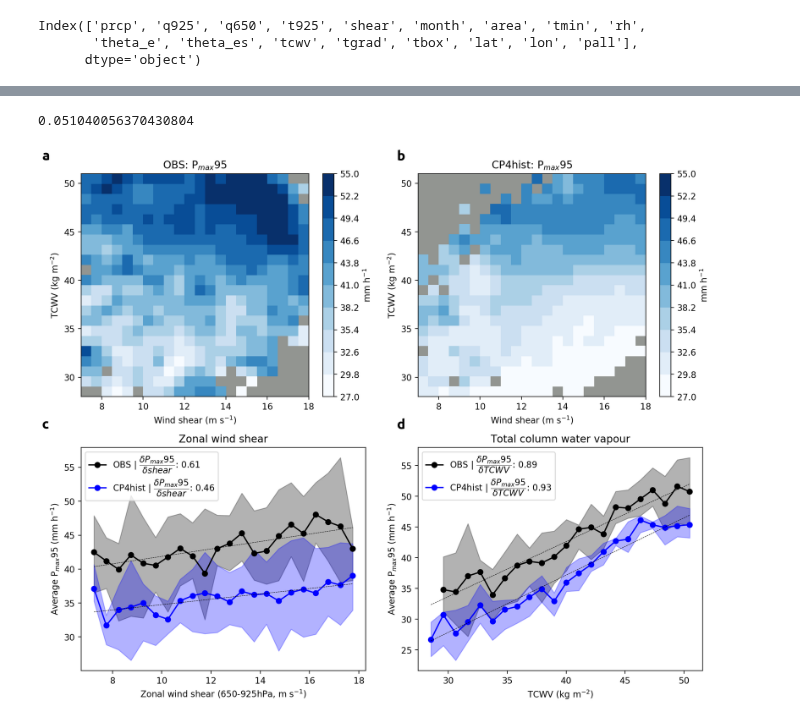
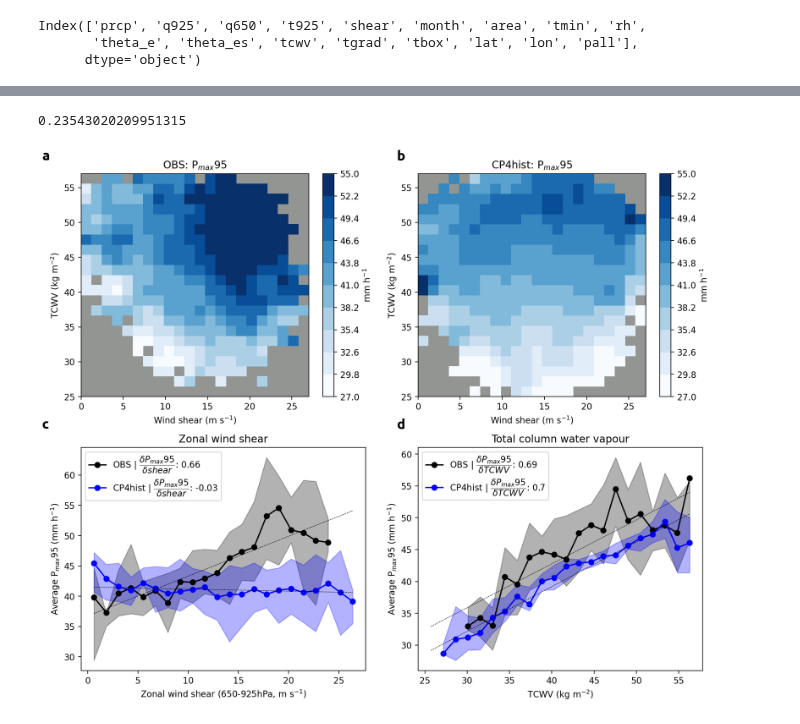
Before and after one commit to cornkle/proj_CEH, a Jupyter notebook: notebooks/ENDGAME_scatter_CP4vsOBS_Fig01.ipynb, the cells around one changed output, grey strips where cells are left out. Cells and saved outputs as stored; diff of their text form; code cells hidden in the pictures.

```diff
--- a/notebooks/ENDGAME_scatter_CP4vsOBS_Fig01.ipynb
+++ b/notebooks/ENDGAME_scatter_CP4vsOBS_Fig01.ipynb
@@ -223,7 +223,7 @@ def create_dic_model(dic):
     obs = pd.DataFrame(obs_pcp)
     return obs
 # %%
-ttag = 'monthly'
+ttag = 'hourly'
 if ttag=='hourly':
     rres = 'means'
 else:
@@ -310,7 +310,7 @@ print(np.min(obs_gpmf.lon))
 # %%
 tag = 'Sahel'
 domainSA = [-10,12,5,8.5]
-domainSS = [-12,12,8,18]  # 8.5, 17.5
+domainSS = [-12,13,8,18]  # 8.5, 17.5
 domainWA = [-10,12,5,17.5]
 domainOuaga = [-4.5,2,11,13.5]
 nb = 23
@@ -731,7 +738,8 @@ def run_binning(dic, scat):
     collbins = np.round(np.unique(scat),2)
     collbins = np.round(collbins[0:-1]+((collbins[1::]-collbins[0:-1])/2),2)
     #ipdb.set_trace()
-    slope, intercept, r_value, p_value, std_err = linregress(collbins, pmean[0:-1], pval[0:-1])
+
+    slope, intercept, r_value, p_value, std_err = linregress(collbins[1:-1], pmean[1:-2], pval[1:-2])   # [0:-1]
 
     odic = {
         'slope' : slope,
@@ -944,8 +952,9 @@ def hist2d_duo(ax, dat, valid=False):
     X, Y = np.meshgrid(dat['xbins'],dat['ybins'])
     cmapp = uplot.discrete_cmap(10, base_cmap=cmap)
 
-    datplot = dat['data']
-    datplot = gauss(datplot, 0.75)
+    datplot = dat['data'].copy()
+    datmid = gauss(datplot[0:-1,0:-1], 0.75)
+    datplot[0:-1,0:-1] = datmid
 #     plt.figure()
 #     plt.pcolormesh(datplot)
 
@@ -969,7 +1009,7 @@ plt.pcolormesh(wvprcp_dic_obs['data'])
 # %%
 pobs['std_err']
 # %% [output]
-0.051040056370430804
+0.23543020209951315
 # %%
 f = plt.figure(figsize=(11,9), dpi=200)
 ax = f.add_subplot(2,2,1)
@@ -985,10 +1025,10 @@ pobs = obs_tcwv_shear
 pcp4 = cp4_tcwv_shear
 
 ax2 = f.add_subplot(223)
-plt.plot(pobs['bins'],pobs['pmean'], '-ko', label=r'OBS | $\dfrac{\delta P_{max} 95}{\delta shear}$: ' + str(np.round(pobs['slope']+0.06,2)))
+plt.plot(pobs['bins'],pobs['pmean'], '-ko', label=r'OBS | $\dfrac{\delta P_{max} 95}{\delta shear}$: ' + str(np.round(pobs['slope'],2)))
 plt.fill_between(pobs['bins'],pobs['p10'],pobs['p90'], color='k', alpha=0.3)
 plt.fill_between(pcp4['bins'],pcp4['p10'],pcp4['p90'], color='blue', alpha=0.3)
-plt.plot(pcp4['bins'],pcp4['pmean'], color='blue', marker='o', label='CP4hist | $\dfrac{\delta P_{max} 95}{\delta shear}$: ' + str(np.round(pcp4['slope']+0.06,2)))
+plt.plot(pcp4['bins'],pcp4['pmean'], color='blue', marker='o', label='CP4hist | $\dfrac{\delta P_{max} 95}{\delta shear}$: ' + str(np.round(pcp4['slope'],2)))
 plt.plot(pobs['bins'],pobs['slope']*pobs['bins']+pobs['intercept'], linestyle='dashed', color='k', linewidth=0.5)
 plt.plot(pcp4['bins'],pcp4['slope']*pcp4['bins']+pcp4['intercept'], linestyle='dashed', color='k', linewidth=0.5)
 plt.xlabel('Zonal wind shear (650-925hPa, m s$^{-1}$)')
@@ -997,34 +1037,34 @@ plt.title('Zonal wind shear')
 #plt.ylim(12,31)
 #plt.ylim(15,33)
 plt.legend(loc='upper left')
 
 pobs = obs_shear_tcwv
 pcp4 = cp4_shear_tcwv
 ax3 = f.add_subplot(224)
 plt.plot(pobs['bins'],pobs['pmean'], '-ko', label=r'OBS | $\dfrac{\delta P_{max} 95}{\delta TCWV}$: ' + str(np.round(pobs['slope'],2)))
 plt.fill_between(pobs['bins'],pobs['p10'],pobs['p90'], color='k', alpha=0.3)
 plt.fill_between(pcp4['bins'],pcp4['p10'],pcp4['p90'], color='blue', alpha=0.3)
 
 plt.plot(pcp4['bins'],pcp4['pmean'], color='blue', marker='o', label=r'CP4hist | $\dfrac{\delta P_{max} 95}{\delta TCWV}$: ' + str(np.round(pcp4['slope'],2)))
 plt.plot(pobs['bins'],pobs['slope']*pobs['bins']+pobs['intercept'], linestyle='dashed', color='k', linewidth=0.5)
 plt.plot(pcp4['bins'],pcp4['slope']*pcp4['bins']+pcp4['intercept'], linestyle='dashed', color='k', linewidth=0.5)
 #plt.xlabel('Specific humidity (925hPa, g kg$^{-1}$)')
 plt.xlabel('TCWV (kg m$^{-2}$)')
 plt.ylabel('Average P$_{max}$95 (mm h$^{-1}$)')
 plt.title('Total column water vapour')
 plt.legend(loc='upper left')
-
+plt.tight_layout()
 text = ['a', 'b', 'c', 'd']
 plt.annotate(text[0], xy=(0.006, 0.97), xytext=(0, 4), xycoords=('figure fraction', 'figure fraction'),
              textcoords='offset points', fontweight='bold', fontname='Ubuntu', fontsize=16)
 plt.annotate(text[1], xy=(0.53, 0.97), xytext=(0, 4), xycoords=('figure fraction', 'figure fraction'),
              textcoords='offset points', fontweight='bold', fontname='Ubuntu', fontsize=16)
 plt.annotate(text[2], xy=(0.006, 0.49), xytext=(0, 4), xycoords=('figure fraction', 'figure fraction'),
              textcoords='offset points', fontweight='bold', fontname='Ubuntu', fontsize=16)
 plt.annotate(text[3], xy=(0.53, 0.49), xytext=(0, 4), xycoords=('figure fraction', 'figure fraction'),
              textcoords='offset points', fontweight='bold', fontname='Ubuntu', fontsize=16)
 
-plt.tight_layout()
-plt.savefig(cnst.network_data + 'figs/ENDGAME/OBS_CP4_2dHist_'+tag+'_15km_'+ttag+'_NOFUTURE_50Cp90_duo_gauss.png')
+
+#plt.savefig(cnst.network_data + 'figs/ENDGAME/OBS_CP4_2dHist_'+tag+'_15km_'+ttag+'_NOFUTURE_50Cp90_duo_gauss.jpg')
 # %% [output]
-[figure, old version]
+[figure, new version]
```
Also changed, not shown: parts of 24 cells of this notebook, 38 other files.
